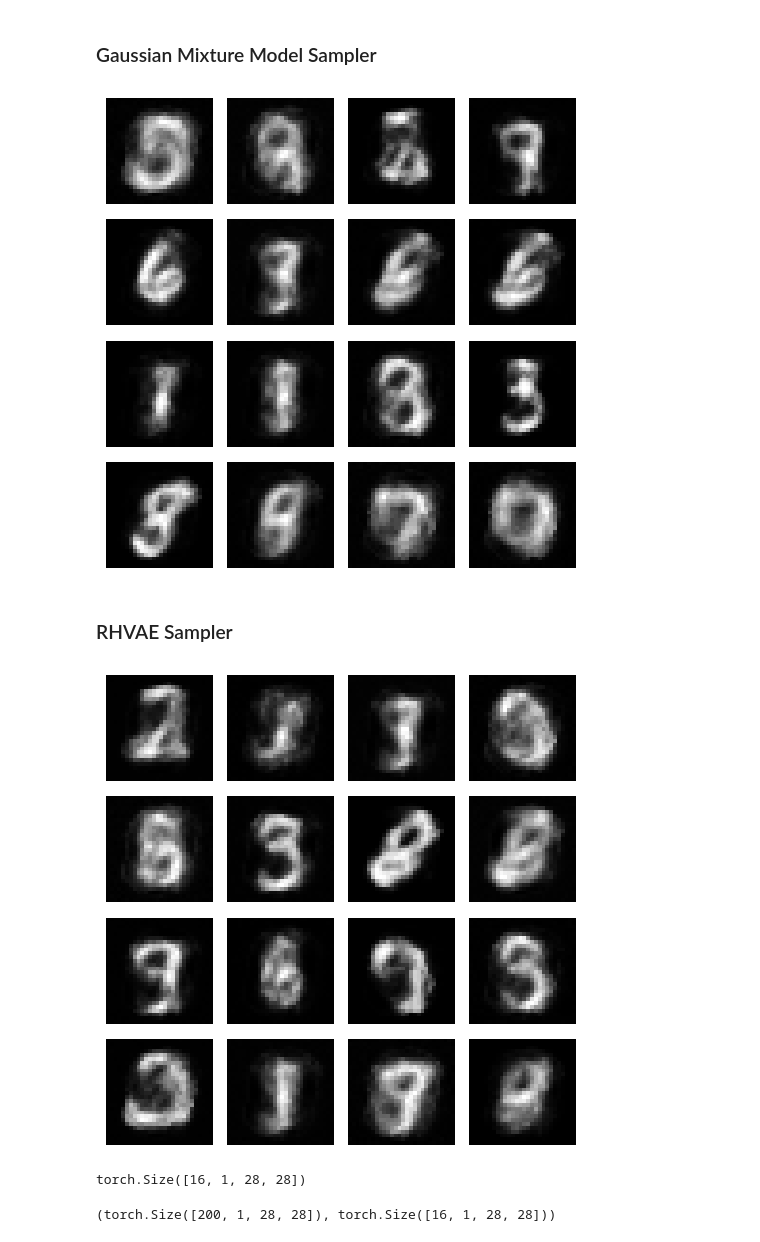
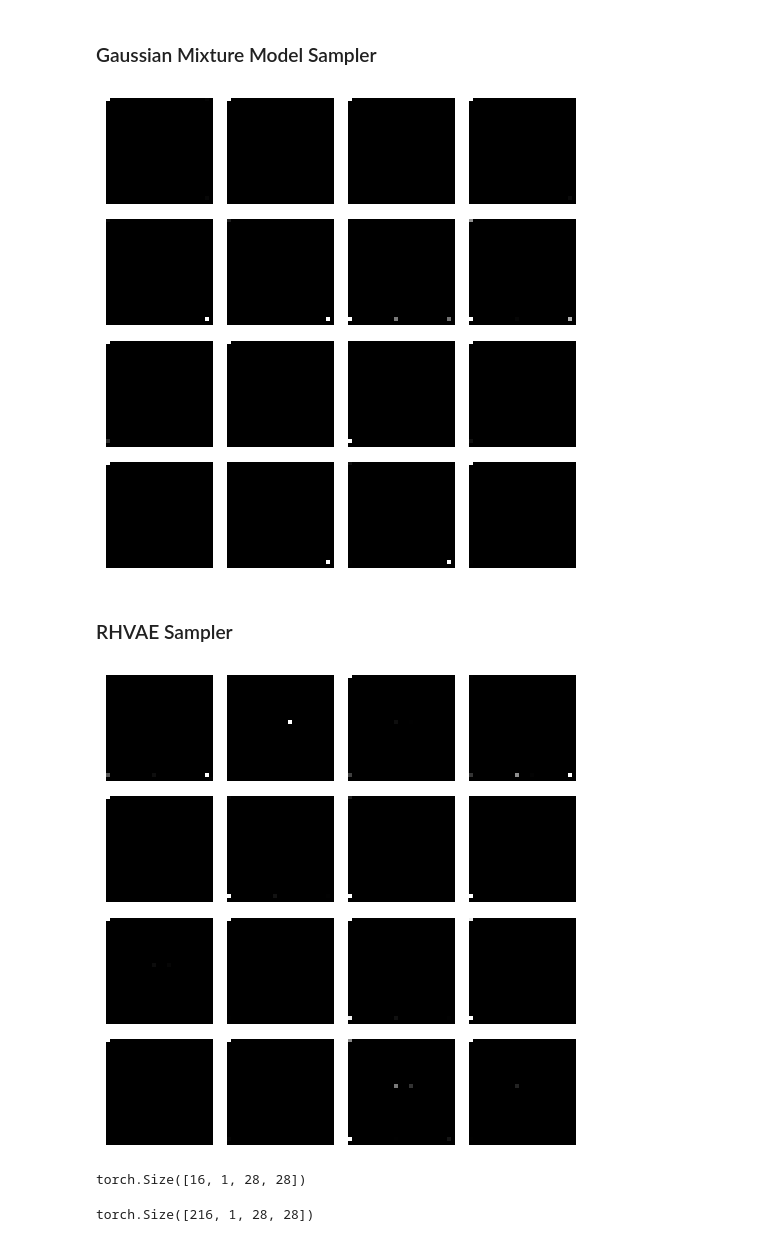
Before and after one commit to dmandache/ModelDegeneration, a Jupyter notebook: test_pythae.ipynb, the cells around one changed output. Saved outputs shown, nothing was run; the diff lists cells and outputs as text; code cells hidden in the pictures.

```diff
--- a/test_pythae.ipynb
+++ b/test_pythae.ipynb
@@ -224,7 +240,7 @@ _, ax = plt.subplots(nrows=4, ncols=4, figsize=(5,5))
 
 for i in range(4):
     for j in range(4):
-        ax[i][j].imshow(gen_data[i*4+j].data.movedim(0, 2), cmap='gray')
+        ax[i][j].imshow(gen_data[i*4+j].movedim(0, 2), cmap='gray')
         ax[i][j].axis('off')
 plt.tight_layout()
 # %% [output]
@@ -245,7 +261,7 @@ gmm_sampler = GaussianMixtureSampler(
 )
 
 gmm_sampler.fit(
-    train_data=train_dataset.data
+    train_data=train_dataset
 )
 
 gmm_gen_data = gmm_sampler.sample(
@@ -259,11 +275,11 @@ _, ax = plt.subplots(nrows=4, ncols=4, figsize=(5,5))
 
 for i in range(4):
     for j in range(4):
-        ax[i][j].imshow(gmm_gen_data[i*4+j].data.movedim(0, 2), cmap='gray')
+        ax[i][j].imshow(gmm_gen_data[i*4+j].movedim(0, 2), cmap='gray')
         ax[i][j].axis('off')
 plt.tight_layout()
 # %% [output]
-[figure, old version]
+[figure, new version]
 # %% [markdown]
 ### RHVAE Sampler
 # %%
@@ -279,7 +295,7 @@ rh_sampler = RHVAESampler(
 )
 
 rh_sampler.fit(
-    train_data=train_dataset.data
+    train_data=train_dataset
 )
 
 rh_gen_data = rh_sampler.sample(
@@ -288,16 +304,16 @@ rh_gen_data = rh_sampler.sample(
 # %%
 import matplotlib.pyplot as plt
 
 
 _, ax = plt.subplots(nrows=4, ncols=4, figsize=(5,5))
 
 for i in range(4):
     for j in range(4):
-        ax[i][j].imshow(rh_gen_data[i*4+j].data.movedim(0, 2), cmap='gray')
+        ax[i][j].imshow(rh_gen_data[i*4+j].movedim(0, 2), cmap='gray')
         ax[i][j].axis('off')
 plt.tight_layout()
 # %% [output]
-[figure, old version]
+[figure, new version]
 # %%
 rh_gen_data.shape
 # %% [output]
@@ -307,4 +321,7 @@ combined_dataset = ConcatDataset([train_dataset, MNIST(rh_gen_data)])
-# %%
-train_dataset.data.shape, rh_gen_data.shape
-# %% [output]
-(torch.Size([200, 1, 28, 28]), torch.Size([16, 1, 28, 28]))
+# %%
+#combined_dataset = ConcatDataset([train_dataset, rh_gen_data])
+combined_dataset = torch.cat((train_dataset, rh_gen_data), 0)
+combined_dataset = combined_dataset[torch.randperm(combined_dataset.size()[0])]
+combined_dataset.shape
+# %% [output]
+torch.Size([216, 1, 28, 28])
```
Also changed, not shown: parts of 9 cells of this notebook, 1 other file.
